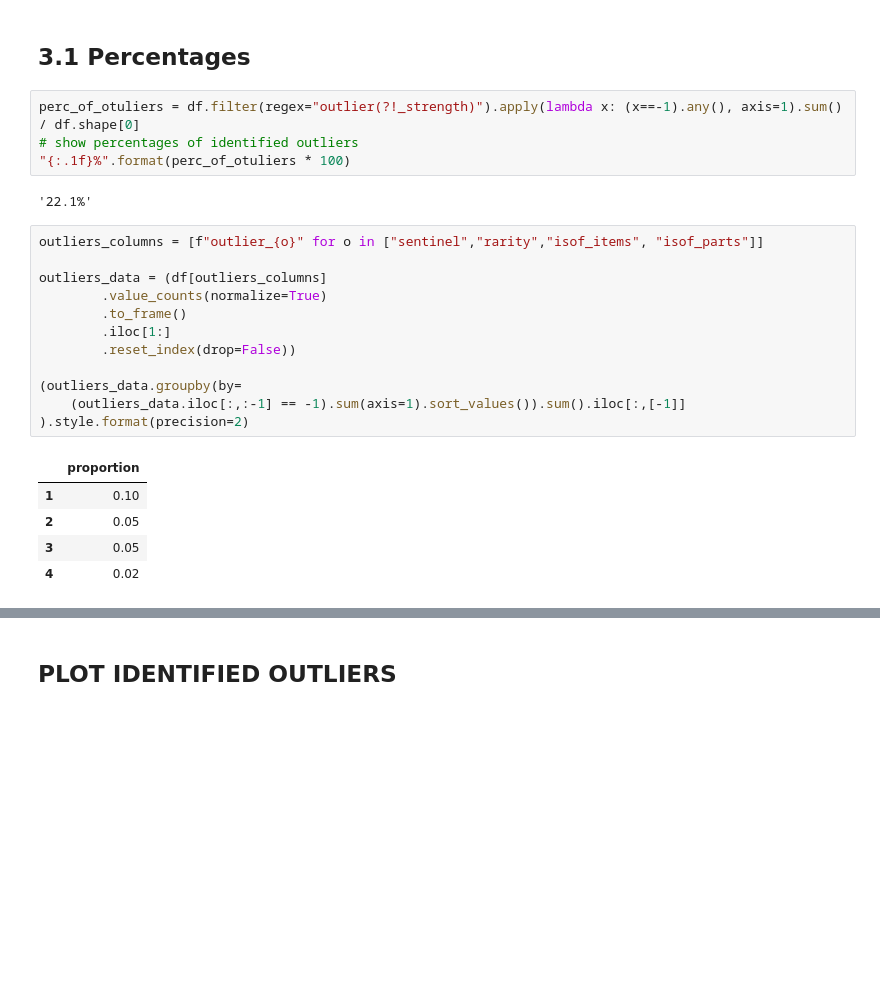
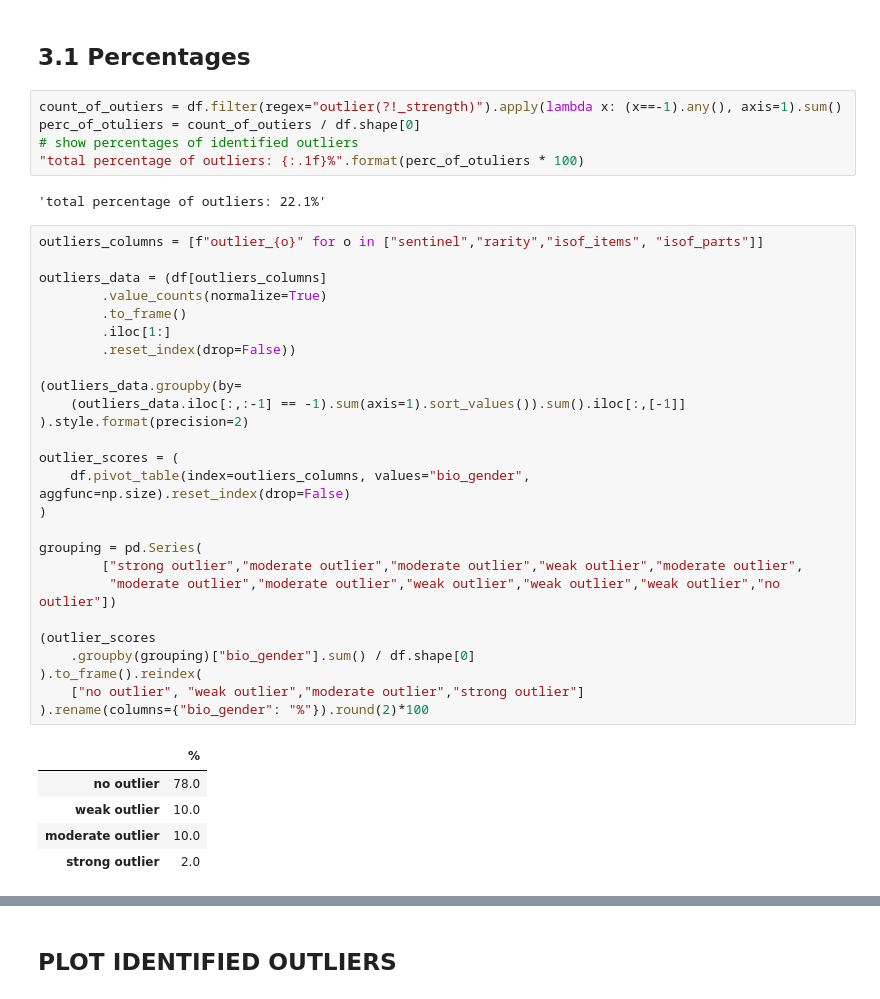
Before and after one commit to alkaest2002/mhsc, a Jupyter notebook: analysis.ipynb, the cells around one changed output, grey strips where cells are left out. Cells and saved outputs as stored; diff of their text form; blank space fills up the shorter version.

```diff
--- a/analysis.ipynb
+++ b/analysis.ipynb
@@ -320,26 +320,41 @@ df.head()
 # %% [markdown]
 ## 3.1 Percentages
 # %%
-perc_of_otuliers = df.filter(regex="outlier(?!_strength)").apply(lambda x: (x==-1).any(), axis=1).sum() / df.shape[0]
+count_of_outiers = df.filter(regex="outlier(?!_strength)").apply(lambda x: (x==-1).any(), axis=1).sum()
+perc_of_otuliers = count_of_outiers / df.shape[0]
 # show percentages of identified outliers
-"{:.1f}%".format(perc_of_otuliers * 100)
+"total percentage of outliers: {:.1f}%".format(perc_of_otuliers * 100)
 # %% [output]
-'22.1%'
+'total percentage of outliers: 22.1%'
 # %%
 outliers_columns = [f"outlier_{o}" for o in ["sentinel","rarity","isof_items", "isof_parts"]]
 
 outliers_data = (df[outliers_columns]
         .value_counts(normalize=True)
         .to_frame()
         .iloc[1:]
         .reset_index(drop=False))
 
 (outliers_data.groupby(by=
     (outliers_data.iloc[:,:-1] == -1).sum(axis=1).sort_values()).sum().iloc[:,[-1]]
 ).style.format(precision=2)
+
+outlier_scores = (
+    df.pivot_table(index=outliers_columns, values="bio_gender", aggfunc=np.size).reset_index(drop=False)
+)
+
+grouping = pd.Series(
+        ["strong outlier","moderate outlier","moderate outlier","weak outlier","moderate outlier",
+         "moderate outlier","moderate outlier","weak outlier","weak outlier","weak outlier","no outlier"])
+
+(outlier_scores
+    .groupby(grouping)["bio_gender"].sum() / df.shape[0]
+).to_frame().reindex(
+    ["no outlier", "weak outlier","moderate outlier","strong outlier"]
+).rename(columns={"bio_gender": "%"}).round(2)*100
 # %% [output]
-|  | proportion |
-| 1 | 0.10 |
-| 2 | 0.05 |
-| 3 | 0.05 |
-| 4 | 0.02 |
+|  | % |
+| no outlier | 78.0 |
+| weak outlier | 10.0 |
+| moderate outlier | 10.0 |
+| strong outlier | 2.0 |
```
Also changed, not shown: parts of 3 cells of this notebook, 4 other files.
